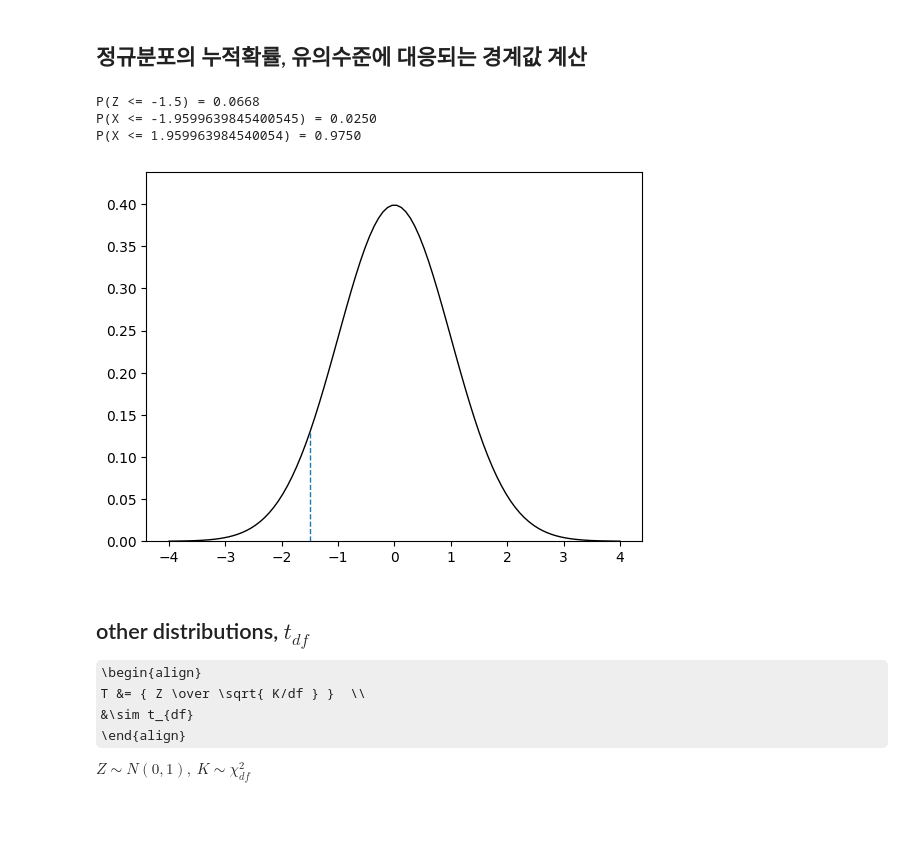
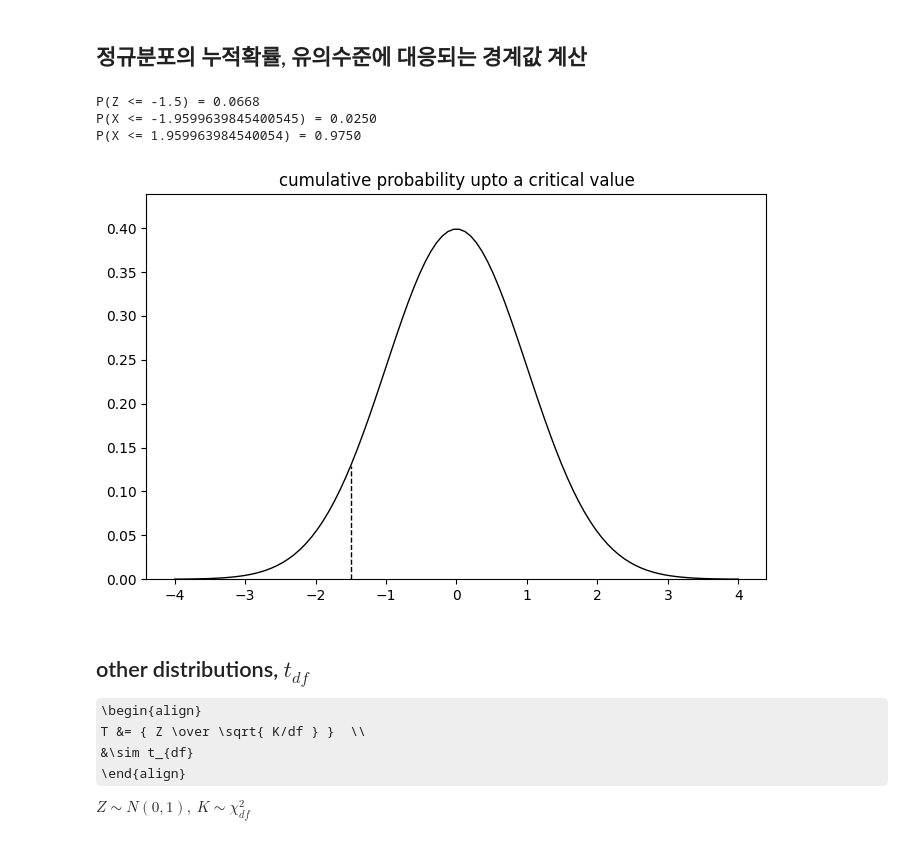
Before and after one commit to bahn28/salad, a Jupyter notebook: a07_3_nor_table.ipynb, the cells around one changed output. Cells and saved outputs as stored; diff of their text form; code cells hidden in the pictures; some formulas as TeX source; blank space fills up the shorter version.

```diff
--- a/a07_3_nor_table.ipynb
+++ b/a07_3_nor_table.ipynb
@@ -122,31 +128,34 @@ z_table.head(7)  # 위 15개 행 출력
 # %%
 mu, sig = 0, 1
 x = np.linspace(mu-4*sig, mu+4*sig, 100)
 y = norm.pdf(x, loc=mu, scale=sig)
 y_max = max(y)
 p = norm.cdf(x, loc=mu, scale=sig)
 
 x_look = [ mu-1.5*sig, mu - 1.5*sig]     # 경계선 표시
 y_look = [0, norm.pdf(x_look[1], mu, sig)]
 
+plt.figure(figsize=(16/2, 10/2))     # 황금비 근사.
+
 plt.plot(x, y, color='black', lw=1)   # density
-plt.plot(x_look, y_look, lw=1, linestyle='--') # reference line
+plt.plot(x_look, y_look, color='black', lw=1, linestyle='--') # reference line
 plt.ylim(0, y_max*1.1)
+plt.title(f'cumulative probability upto a critical value')
 
 x = x_look[1]
 p = norm.cdf(x, mu, sig)
 print(f'P(Z <= {x}) = {p:.4f}')
 
 alpha = 0.05
 z_lft = norm.ppf(alpha/2, mu, sig )
 z_rgt = norm.ppf(1 - alpha/2, mu , sig )
 print(f'P(X <= {z_lft}) = {alpha/2:.4f}')
 print(f'P(X <= {z_rgt}) = {1 - alpha/2:.4f}')
 # %% [output]
 P(Z <= -1.5) = 0.0668
 P(X <= -1.9599639845400545) = 0.0250
 P(X <= 1.959963984540054) = 0.9750
-[figure, old version]
+[figure, new version]
 # %% [markdown]
 ## other distributions, $ t_{df} $
 \begin{align}
```
Also changed, not shown: parts of 6 cells of this notebook.
